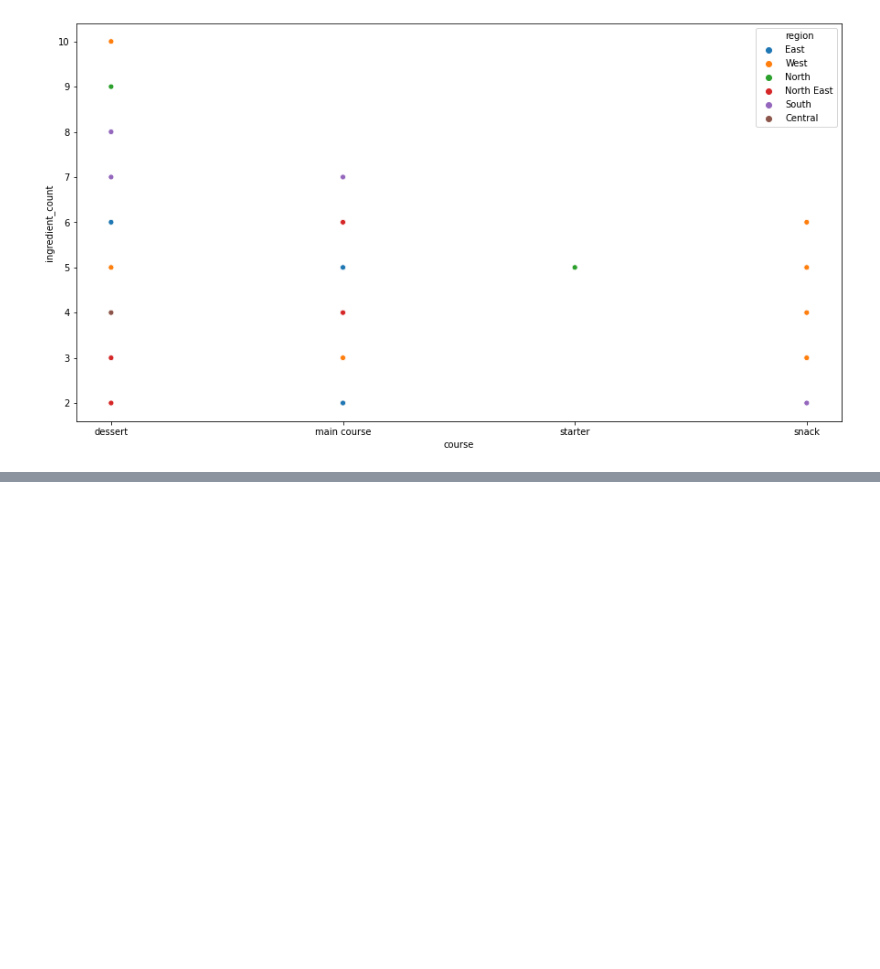
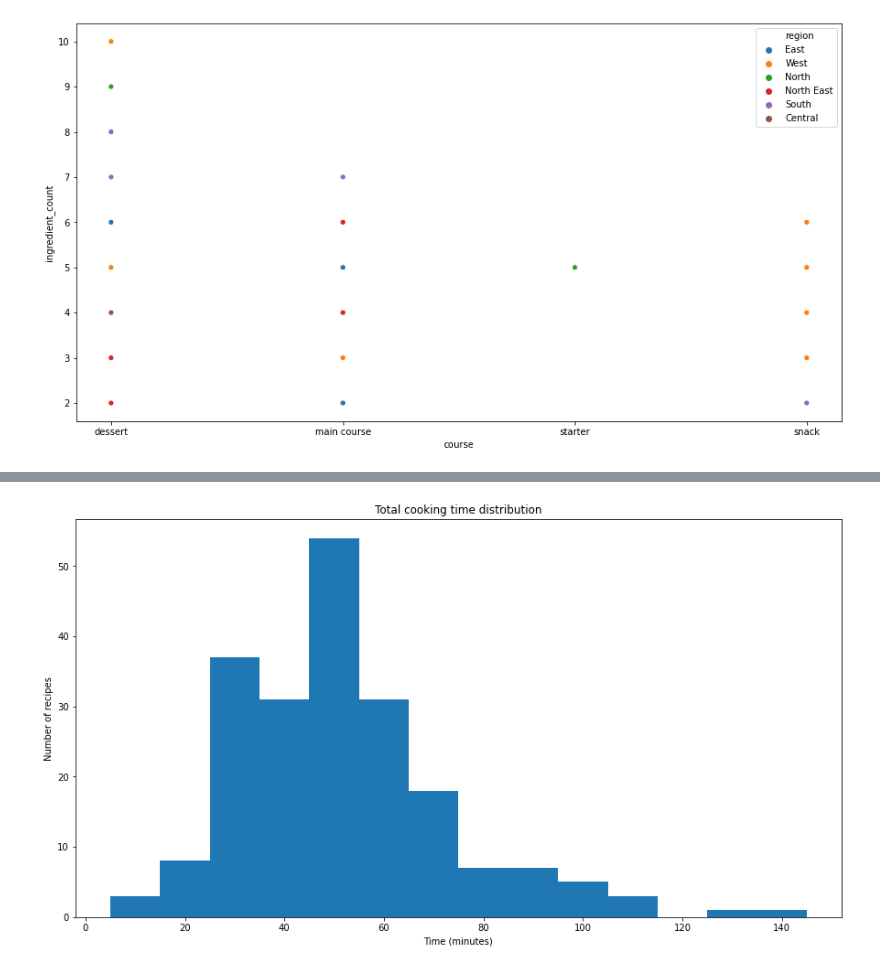
Before and after one commit to NickCunnington/Indian_food_project, a Jupyter notebook: data_cleaning.ipynb, the cells around one changed output, grey strips where cells are left out. Cells and saved outputs as stored; diff of their text form; code cells hidden in the pictures; blank space fills up the shorter version.

```diff
--- a/data_cleaning.ipynb
+++ b/data_cleaning.ipynb
@@ -367,0 +405,9 @@ sns.scatterplot(data = food_count, x = 'course', y = 'ingredient_count', hue = '
+# %%
+total_time = (food.prep_time + food.cook_time).to_frame('total_time').reset_index()
+plt.hist(total_time.total_time, np.arange(5, 150, 10))
+plt.title('Total cooking time distribution')
+plt.xlabel('Time (minutes)')
+plt.ylabel('Number of recipes')
+plt.show()
+# %% [output]
+[figure, added]
```
Also changed, not shown: parts of 21 cells of this notebook.
